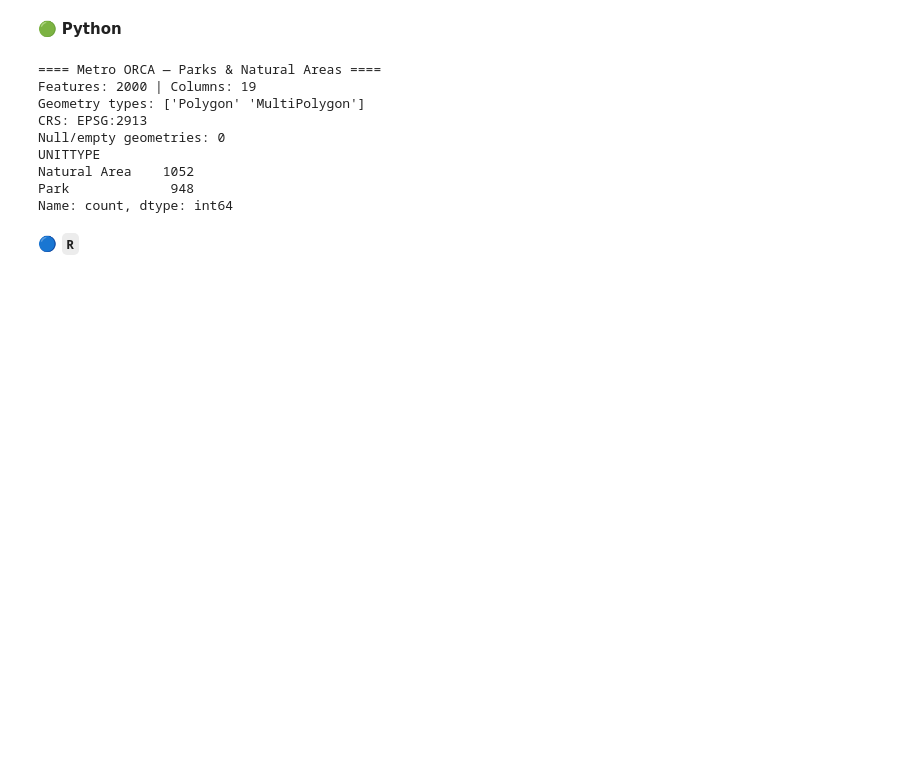
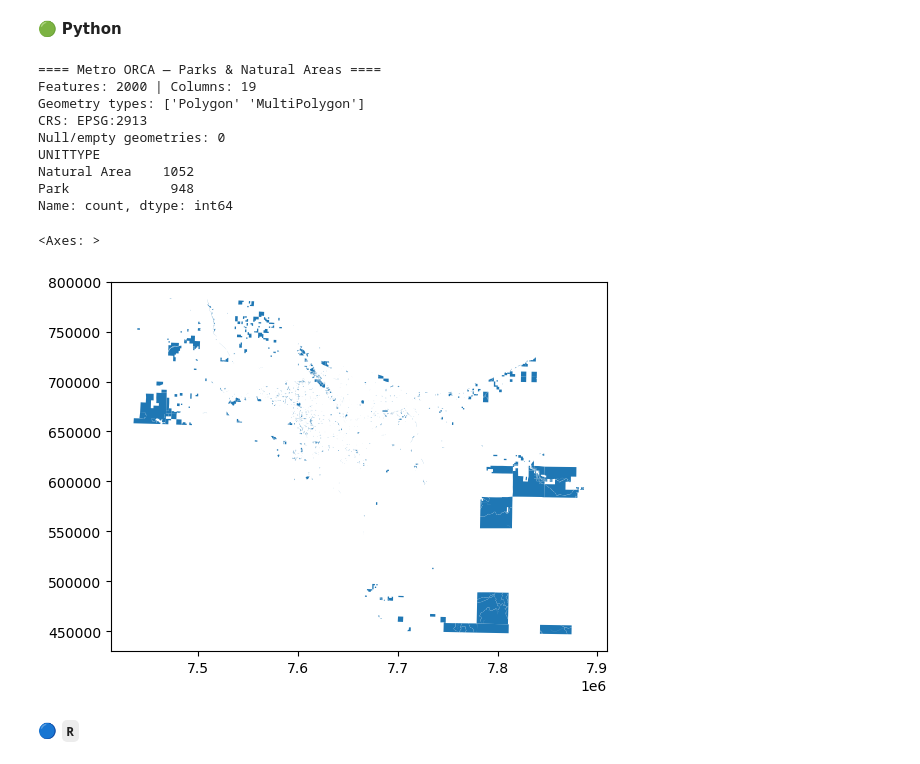
Before and after one commit to RhodoliteGarnet/GISPR_modules, a Jupyter notebook: GISPR_Module2_TryItYourself_Demo.ipynb, the cells around one changed output. Drawn from its saved outputs; the diff is of its cells as text; code cells hidden in the pictures; blank space fills up the shorter version.

Commit message:
add plot to module 2 try it yourself demo

```diff
--- a/GISPR_Module2_TryItYourself_Demo.ipynb
+++ b/GISPR_Module2_TryItYourself_Demo.ipynb
@@ -50,6 +50,11 @@ UNITTYPE
 Natural Area    1052
 Park             948
 Name: count, dtype: int64
+# %%
+orca.plot()
+# %% [output]
+<Axes: >
+[figure, added]
 # %% [markdown]
 🔵 **`R`**
 # %%
```
